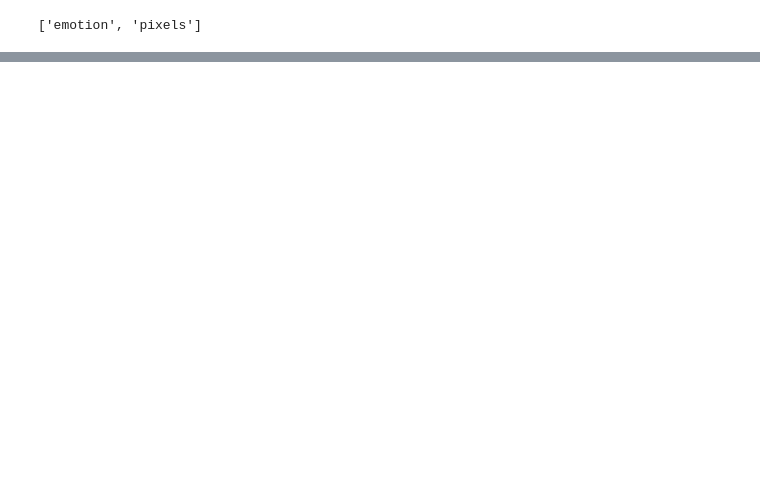
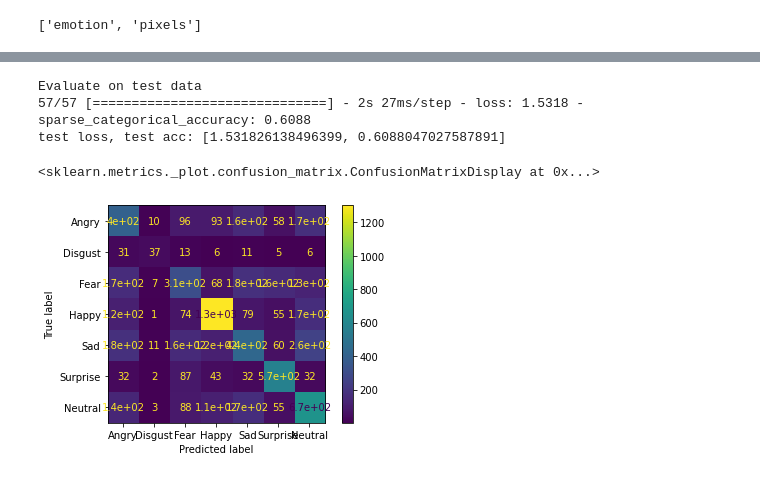
Before and after one commit to katdask/Data_Science_Projects, a Jupyter notebook: DeepLearning1.ipynb, the cells around one changed output, grey strips where cells are left out. Cells and saved outputs as stored; diff of their text form; code cells hidden in the pictures; blank space fills up the shorter version.

```diff
--- a/DeepLearning1.ipynb
+++ b/DeepLearning1.ipynb
@@ -253,0 +117,14 @@ disp.plot()
+# %%
+# built very simple CNN model
+
+model1 = keras.Sequential()
+
+model1.add(layers.Conv2D(64, 3, activation="relu", input_shape=(48, 48, 1), padding="valid"))
+model1.add(layers.MaxPooling2D(2,2))
+model1.add(layers.Conv2D(64, 3, activation="relu", padding="valid"))
+model1.add(layers.MaxPooling2D(2,2))
+model1.add(layers.Flatten())
+model1.add(layers.Dense(256, activation="relu"))
+model1.add(layers.Dense(7, activation="softmax"))
+
+model1.summary()
@@ -253,0 +254,17 @@ disp.plot()
+# %%
+# We specify the training configuration (optimizer, loss, metrics):
+
+model1.compile(
+    optimizer=keras.optimizers.Adam(learning_rate=0.001),
+    loss=keras.losses.SparseCategoricalCrossentropy(),
+    metrics=[keras.metrics.SparseCategoricalAccuracy()])
+
+model2.compile(
+    optimizer=keras.optimizers.Adam(learning_rate=0.001),
+    loss=keras.losses.SparseCategoricalCrossentropy(),
+    metrics=[keras.metrics.SparseCategoricalAccuracy()])
+
+model3.compile(
+    optimizer=keras.optimizers.Adam(learning_rate=0.001),
+    loss=keras.losses.SparseCategoricalCrossentropy(),
+    metrics=[keras.metrics.SparseCategoricalAccuracy()])
@@ -253,0 +335,27 @@ disp.plot()
+# %%
+# load weigths of best model
+model3.load_weights(checkpoint_path3)
+
+# evaluate model with test data
+print("Evaluate on test data")
+results = model3.evaluate(X_test, y_test, batch_size=128)
+print("test loss, test acc:", results)
+# %% [output]
+Evaluate on test data
+57/57 [==============================] - 2s 27ms/step - loss: 1.5318 - sparse_categorical_accuracy: 0.6088
+test loss, test acc: [1.531826138496399, 0.6088047027587891]
+# %%
+# display confusion matrix
+
+from sklearn.metrics import confusion_matrix, ConfusionMatrixDisplay
+
+pred = model1.predict(X_test)
+y_pred = np.argmax(pred, axis = 1)
+
+cm=confusion_matrix(y_test, y_pred)
+
+disp = ConfusionMatrixDisplay(confusion_matrix=cm, display_labels=["Angry","Disgust","Fear","Happy","Sad","Surprise","Neutral"])
+disp.plot()
+# %% [output]
+<sklearn.metrics._plot.confusion_matrix.ConfusionMatrixDisplay at 0x...>
+[figure, added]
```
Also changed, not shown: parts of 38 cells of this notebook.
